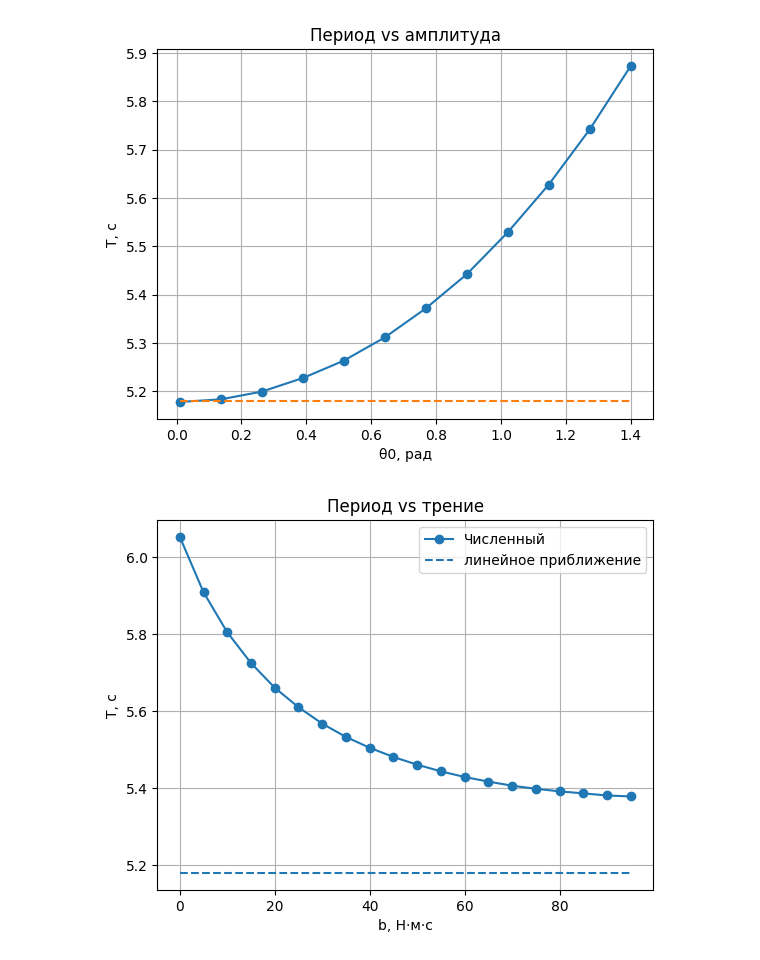
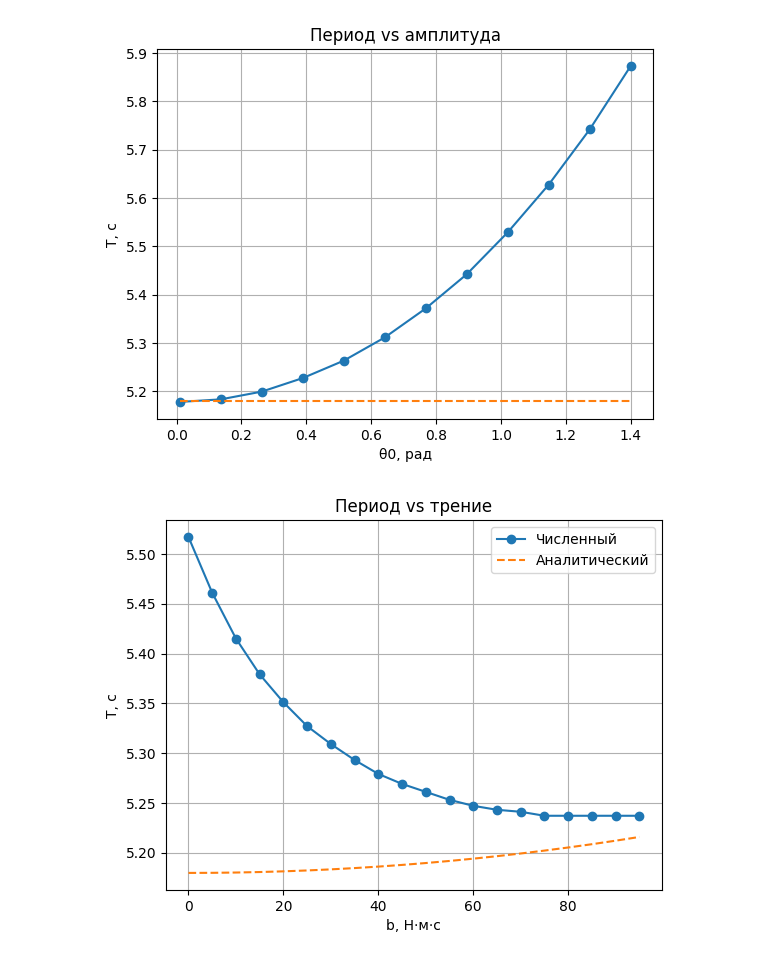
Before and after one commit to aleksejbiriulin/physicsMIPT, a Jupyter notebook: M5_main.ipynb, the cells around one changed output. Drawn from its saved outputs; the diff is of its cells as text; code cells hidden in the pictures.

```diff
--- a/M5_main.ipynb
+++ b/M5_main.ipynb
@@ -192,47 +192,50 @@ plt.show()
 # %% [output]
 [figure]
 # %%
-b_values = [1*x for x in range(0, 100, 5)]
+b_values = [1 * x for x in range(0, 100, 5)]
 t_max2 = 20.0
 
 results_b = []
+T_analytic_b = []
 
 omega_0 = np.sqrt(m * g * d / I)
-T0 = 2 * np.pi / omega_0   # период без трения (константа)
 
 for b_value in b_values:
     b = b_value
 
-    t, th, om = integrate(theta0=1, omega0=omega_0, t_max=t_max2, b=b)
+    t, th, om = integrate(theta0=1, omega0=0.0, t_max=t_max2, b=b)
 
     T_est, peaks_t, _ = estimate_period_from_peaks(t, th)
     if T_est is None:
         continue
 
+    beta = b / (2 * I)
+
+    # только режим колебаний (недокритическое затухание)
+    if omega_0**2 > beta**2:
+        omega_d = np.sqrt(omega_0**2 - beta**2)
+        T_an = 2 * np.pi / omega_d
+    else:
+        continue
+
     results_b.append((b, T_est))
+    T_analytic_b.append(T_an)
 
 df_b = pd.DataFrame(
     results_b,
     columns=["b", "T_numeric_s"]
 )
 
 # --- график ---
 plt.figure()
 plt.plot(df_b["b"], df_b["T_numeric_s"], marker="o")
-
-# горизонтальная линия T0
-plt.hlines(
-    T0,
-    xmin=df_b["b"].min(),
-    xmax=df_b["b"].max(),
-    linestyles="--"
-)
+plt.plot(df_b["b"], T_analytic_b, "--")
 
 plt.xlabel("b, Н·м·с")
 plt.ylabel("T, с")
 plt.title("Период vs трение")
-plt.legend(["Численный", "линейное приближение"])
+plt.legend(["Численный", "Аналитический"])
 plt.grid(True)
 plt.show()
 # %% [output]
-[figure, old version]
+[figure, new version]
```
